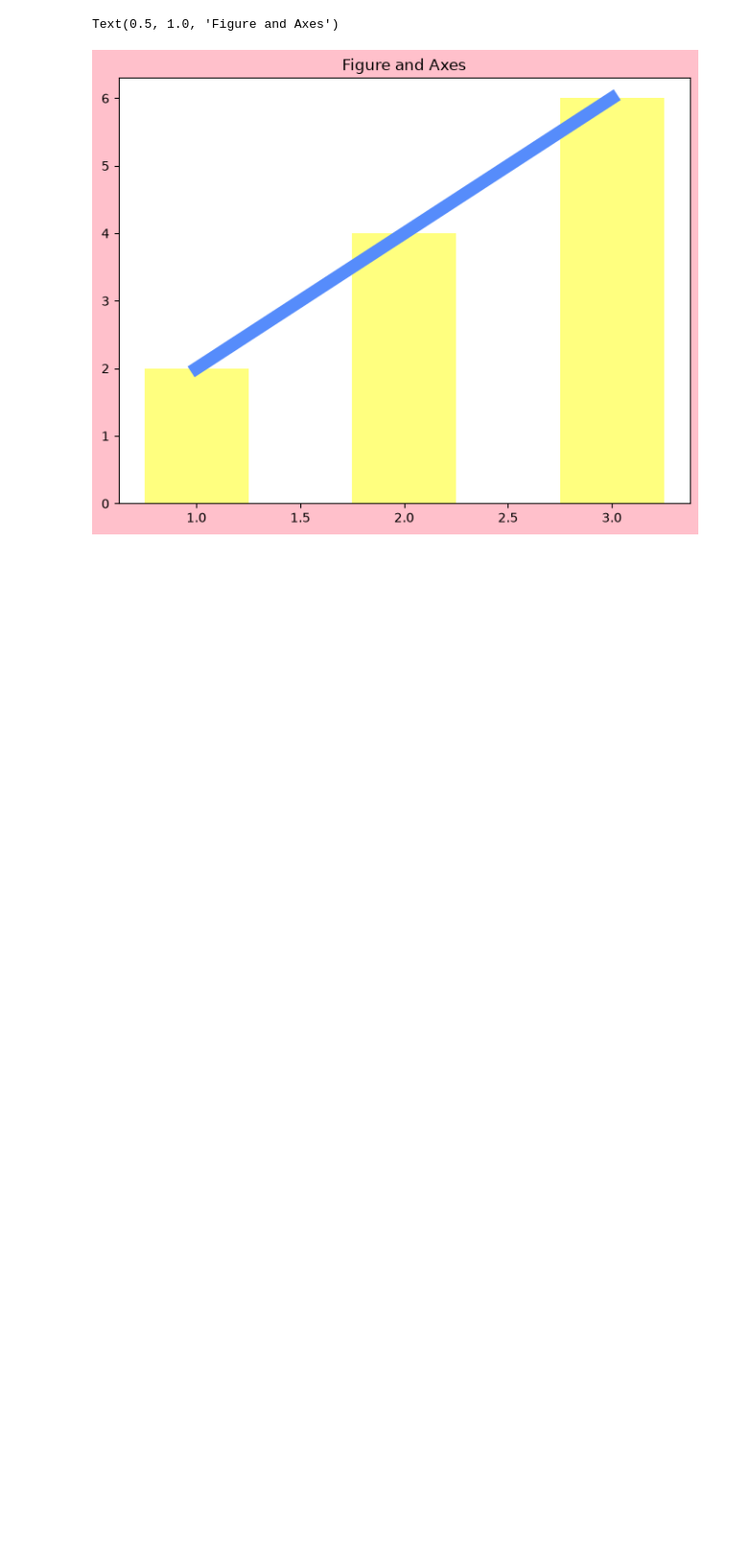
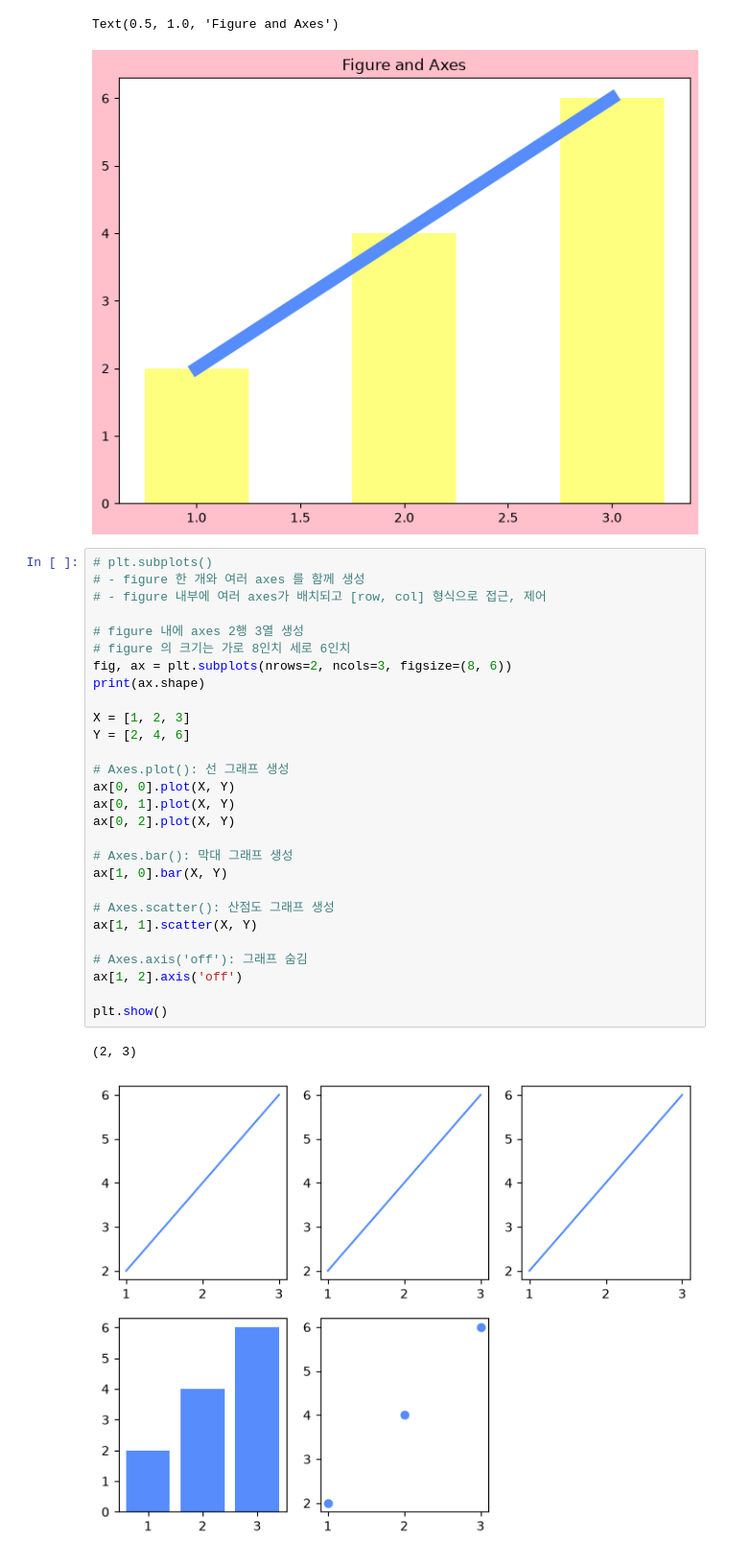
Before and after one commit to 2026-SKN33-STUDY/05_data_analysis, a Jupyter notebook: 03_data_visualization/01_matplotlib.ipynb, the cells around one changed output. Shown at 96% size. Saved outputs shown, nothing was run; the diff lists cells and outputs as text; blank space fills up the shorter version.

Commit message:
2026-06-4_graph

```diff
--- a/03_data_visualization/01_matplotlib.ipynb
+++ b/03_data_visualization/01_matplotlib.ipynb
@@ -107,4 +141,35 @@ plt.title("Figure and Axes")
 # %% [output]
 Text(0.5, 1.0, 'Figure and Axes')
 [figure]
+# %%
+# plt.subplots()
+# - figure 한 개와 여러 axes 를 함께 생성
+# - figure 내부에 여러 axes가 배치되고 [row, col] 형식으로 접근, 제어
+
+# figure 내에 axes 2행 3열 생성
+# figure 의 크기는 가로 8인치 세로 6인치
+fig, ax = plt.subplots(nrows=2, ncols=3, figsize=(8, 6))
+print(ax.shape)
+
+X = [1, 2, 3]
+Y = [2, 4, 6]
+
+# Axes.plot(): 선 그래프 생성
+ax[0, 0].plot(X, Y)
+ax[0, 1].plot(X, Y)
+ax[0, 2].plot(X, Y)
+
+# Axes.bar(): 막대 그래프 생성
+ax[1, 0].bar(X, Y)
+
+# Axes.scatter(): 산점도 그래프 생성
+ax[1, 1].scatter(X, Y)
+
+# Axes.axis('off'): 그래프 숨김
+ax[1, 2].axis('off')
+
+plt.show()
+# %% [output]
+(2, 3)
+[figure, added]
 # %% [markdown]
```
Also changed, not shown: parts of 7 cells of this notebook, 8 other files.
